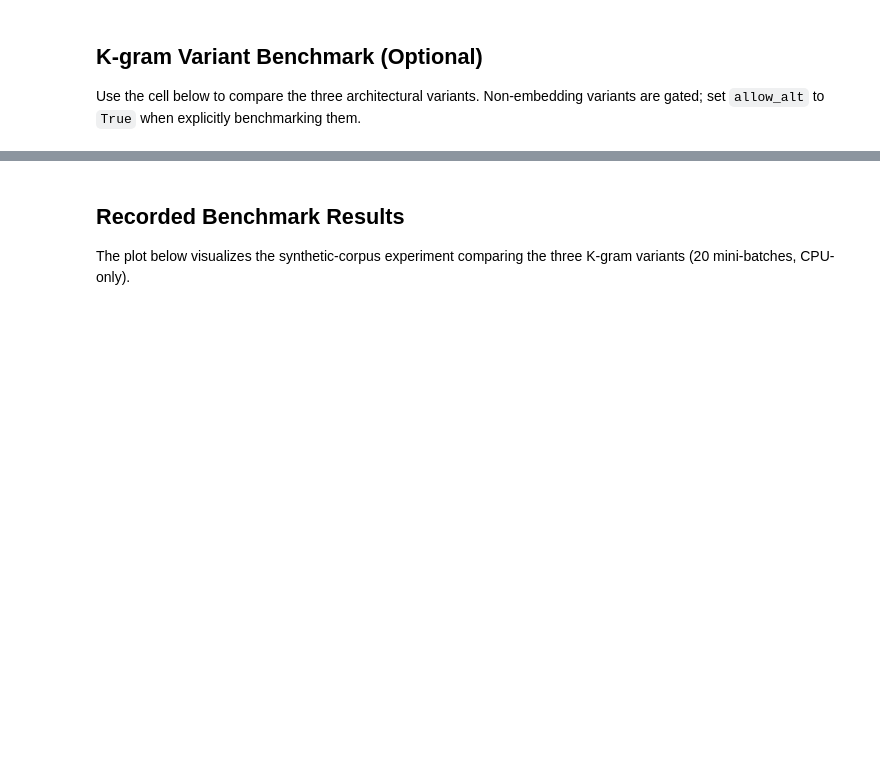
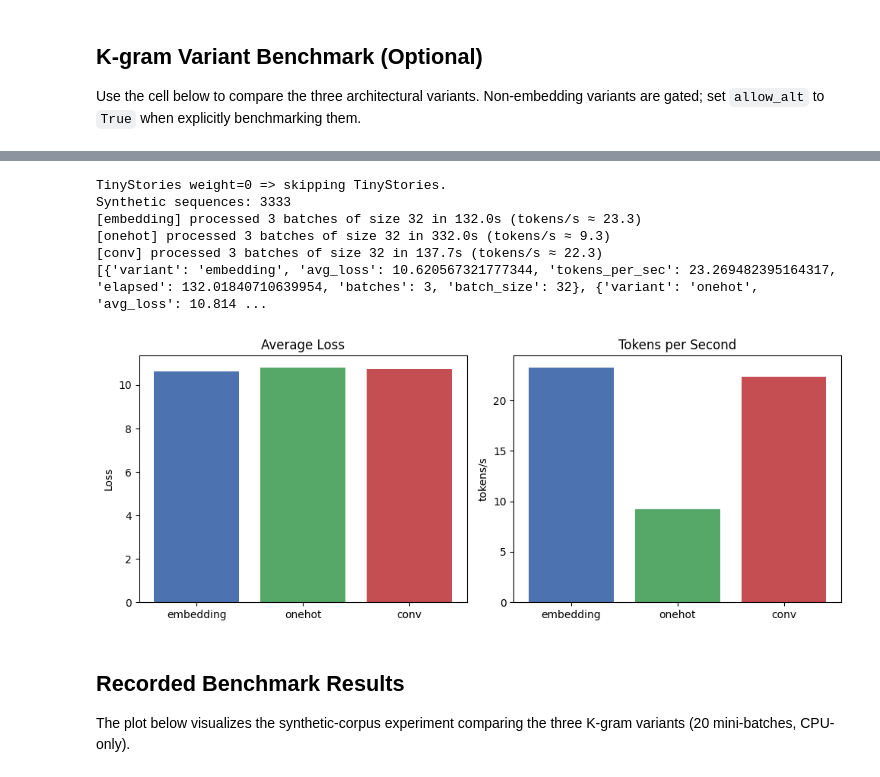
Before and after one commit to ParvaPatel/ml-fall-2025-pic-llm, a Jupyter notebook: pico-llm.ipynb, the cells around one changed output, grey strips where cells are left out. Saved outputs shown, nothing was run; the diff lists cells and outputs as text; code cells hidden in the pictures; blank space fills up the shorter version.

```diff
--- a/pico-llm.ipynb
+++ b/pico-llm.ipynb
@@ -622,3 +502,44 @@ Synthetic sequences: 3333
+# %%
+import matplotlib.pyplot as plt
+
+import importlib.util
+
+def load_recorded_kgram_metrics() -> List[Dict[str, float]]:
+    """Load precomputed K-gram metrics from pico-llm.py to avoid heavy recomputation."""
+    spec = importlib.util.spec_from_file_location("pico_llm_module", Path("pico-llm.py"))
+    if spec is None or spec.loader is None:
+        raise RuntimeError("Unable to locate pico-llm.py for benchmark metrics.")
+    module = importlib.util.module_from_spec(spec)
+    spec.loader.exec_module(module)  # type: ignore[attr-defined]
+    return getattr(module, "RECORDED_KGRAM_BENCHMARK", [])
+
+recorded_metrics = load_recorded_kgram_metrics()
+variant_metrics = recorded_metrics
+print("Loaded K-gram metrics from pico-llm.py:")
+for entry in variant_metrics:
+    print(entry)
+
+labels = [m["variant"] for m in variant_metrics]
+losses = [m["avg_loss"] for m in variant_metrics]
+throughputs = [m["tokens_per_sec"] for m in variant_metrics]
+
+fig, axes = plt.subplots(1, 2, figsize=(10, 4))
+axes[0].bar(labels, losses, color=["#4c72b0", "#55a868", "#c44e52"])
+axes[0].set_title("Average Loss")
+axes[0].set_ylabel("Loss")
+axes[1].bar(labels, throughputs, color=["#4c72b0", "#55a868", "#c44e52"])
+axes[1].set_title("Tokens per Second")
+axes[1].set_ylabel("tokens/s")
+plt.tight_layout()
+plt.show()
+# %% [output]
+TinyStories weight=0 => skipping TinyStories.
+Synthetic sequences: 3333
+[embedding] processed 3 batches of size 32 in 132.0s (tokens/s ≈ 23.3)
+[onehot] processed 3 batches of size 32 in 332.0s (tokens/s ≈ 9.3)
+[conv] processed 3 batches of size 32 in 137.7s (tokens/s ≈ 22.3)
+[{'variant': 'embedding', 'avg_loss': 10.620567321777344, 'tokens_per_sec': 23.269482395164317, 'elapsed': 132.01840710639954, 'batches': 3, 'batch_size': 32}, {'variant': 'onehot', 'avg_loss': 10.814 ...
+[figure, added]
 # %% [markdown]
 ## Recorded Benchmark Results
 The plot below visualizes the synthetic-corpus experiment comparing the three K-gram variants (20 mini-batches, CPU-only).
```
Also changed, not shown: parts of 3 cells of this notebook, 1 other file.
